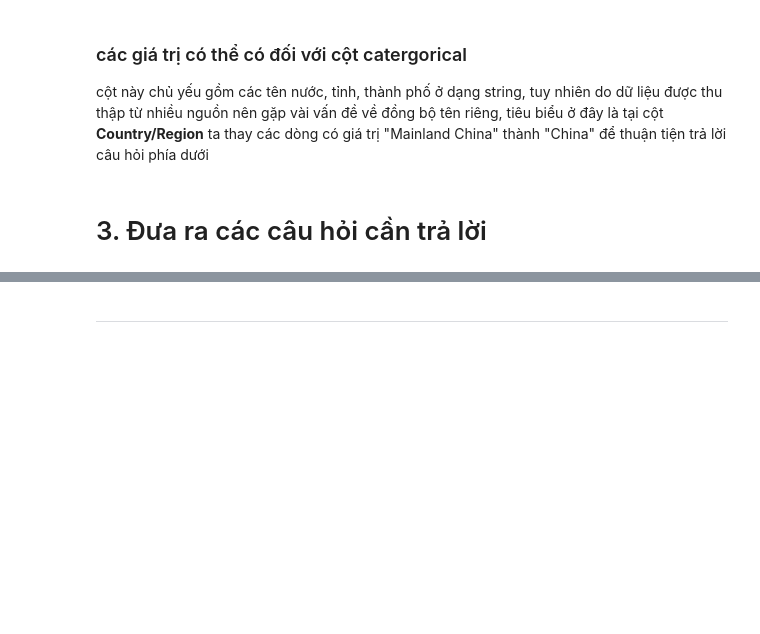
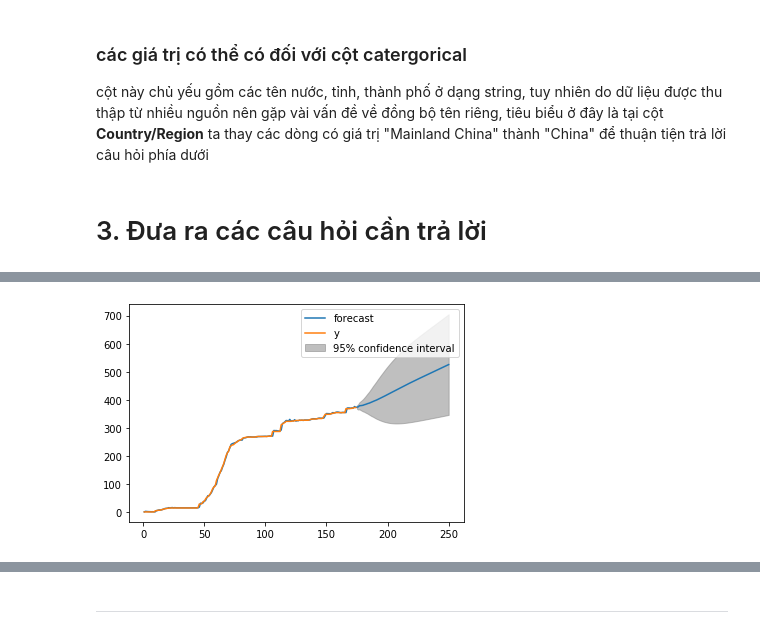
Before and after one commit to vonhatthinh/Final_Project_LTKHDL, a Jupyter notebook: 1712796-VoNhatThinh.ipynb, the cells around one changed output, grey strips where cells are left out. Saved outputs shown, nothing was run; the diff lists cells and outputs as text; code cells hidden in the pictures; blank space fills up the shorter version.

```diff
--- a/1712796-VoNhatThinh.ipynb
+++ b/1712796-VoNhatThinh.ipynb
@@ -319,0 +414,18 @@ Trình tự phân tích
+# %%
+usecolumns =[1] + list(range(4,179))
+df = pd.read_csv('time_series_covid_19_confirmed.csv',usecols=usecolumns)
+#df = pd.read_csv('time_series_covid_19_deaths.csv',usecols=usecolumns)
+df = df.T
+new_header = df.iloc[0]
+df = df[1:]
+df.columns = new_header
+df['Date'] = df.index
+country = df.columns.tolist()
+countrylist = []
+countrylistraw = []
+for i in country:
+    countryname = i
+    if countrylistraw.count(i) >0:
+        countryname =countryname+ str(countrylistraw.count(i))
+    countrylistraw.append(i)
+    countrylist.append(countryname)
@@ -319,0 +434,3 @@ Trình tự phân tích
+# %%
+df.columns = countrylist
+df
@@ -319,0 +451,19 @@ Trình tự phân tích
+# %%
+def predict(str):
+    ndf = df[str]
+    ndf = list(ndf)
+    data = pd.Series(ndf)
+
+    #fit model
+
+    model = ARIMA(data, order=(20,1,0))
+    model_fit = model.fit(disp=0)
+
+    #predict
+
+    model_fit.plot_predict(1, 250)
+
+    return data
+data = predict('Vietnam')
+# %% [output]
+[figure, added]
```
Also changed, not shown: parts of 42 cells of this notebook.
